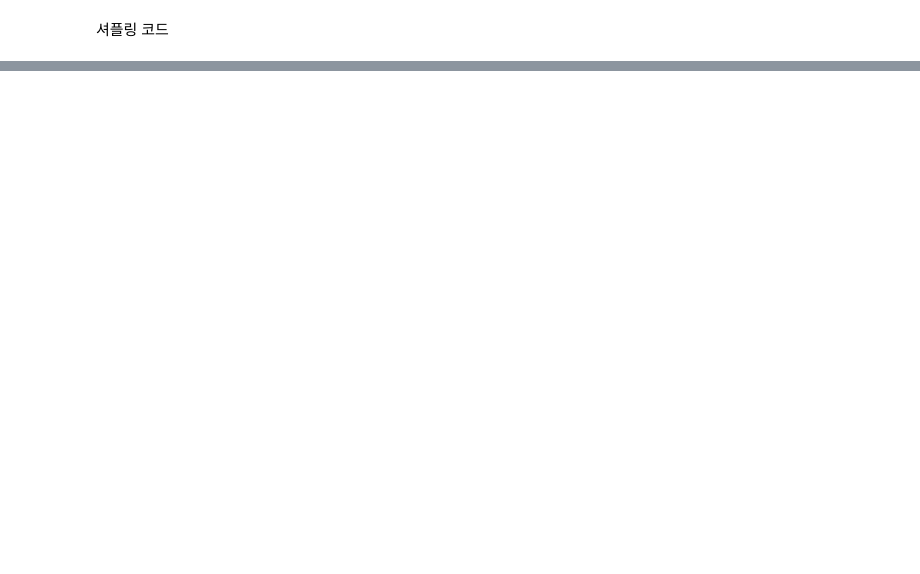
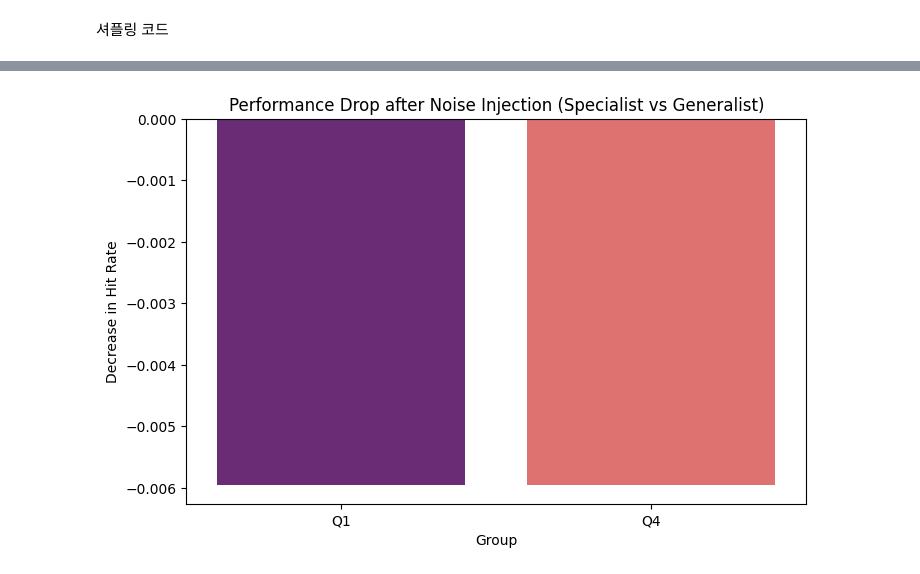
Before and after one commit to shoh0806/Capstone_Design, a Jupyter notebook: Bert4Rec_model.ipynb, the cells around one changed output, grey strips where cells are left out. Drawn from its saved outputs; the diff is of its cells as text; code cells hidden in the pictures; blank space fills up the shorter version.

```diff
--- a/Bert4Rec_model.ipynb
+++ b/Bert4Rec_model.ipynb
@@ -1378,0 +1302,78 @@ print("="*60)
+# %%
+import math
+import pandas as pd
+import numpy as np
+import torch
+from collections import Counter
+import matplotlib.pyplot as plt
+import seaborn as sns
+
+# ==========================================
+# 1. 기초 데이터 준비 (장르 사전 및 다양성 계산)
+# ==========================================
+print("--- [Step 1] 장르 사전 및 유저 그룹 생성 중... ---")
+
+# 1-1. 영화 ID-장르 매핑 (Polars movies 데이터 활용)
+item_genre_dict = {
+    str(row["movieId"]): row["genres"].split("|")[0]
+    for row in movies.to_dicts()
+}
+
+# 1-2. 섀넌 엔트로피 다양성 계산 함수
+def calculate_diversity(item_ids, genre_dict):
+    genres = [genre_dict.get(str(i), 'Unknown') for i in item_ids if i != 0]
+    if not genres: return 0
+    counts = Counter(genres)
+    total = len(genres)
+    return -sum((c/total) * math.log2(c/total) for c in counts.values())
+
+# 1-3. 전 유저 다양성 스코어링 (test_X 활용)
+diversity_scores = []
+for uid, seq in enumerate(test_X):
+    score = calculate_diversity(seq, item_genre_dict)
+    diversity_scores.append({'user_id': uid, 'diversity': score})
+
+genre_diversity_df = pd.DataFrame(diversity_scores)
+
+# 1-4. Q1(확고형), Q4(잡식형) 그룹 정의
+q1_limit = genre_diversity_df['diversity'].quantile(0.25)
+q4_limit = genre_diversity_df['diversity'].quantile(0.75)
+
+user_groups = {}
+for _, row in genre_diversity_df.iterrows():
+    if row['diversity'] <= q1_limit:
+        user_groups[int(row['user_id'])] = 'Q1'
+    elif row['diversity'] >= q4_limit:
+        user_groups[int(row['user_id'])] = 'Q4'
+
+print(f"✅ 그룹 분류 완료: Q1 {len([k for k, v in user_groups.items() if v=='Q1'])}명, Q4 {len([k for k, v in user_groups.items() if v=='Q4'])}명")
+
+# ==========================================
+# 2. 노이즈 민감도 분석 실행
+# ==========================================
+print("\n--- [Step 2] 그룹별 노이즈 주입 및 성능 측정 시작... ---")
+
+# 앞서 정의한 analyze_noise_sensitivity_robust 함수를 여기서 호출합니다.
+try:
+    # 런타임 재시작 후 함수가 없다면 다시 정의해주어야 합니다.
+    noise_stats_df = analyze_noise_sensitivity_robust(model_attn, test_loader, user_groups, device)
+
+    # ==========================================
+    # 3. 결과 출력 및 시각화
+    # ==========================================
+    print("\n" + "="*55)
+    print("   [항목 3] 유저 그룹별 노이즈(이질적 장르) 민감도 결과")
+    print("="*55)
+    print(noise_stats_df.to_string(index=False))
+    print("="*55)
+
+    # 막대 그래프 출력
+    plt.figure(figsize=(8, 5))
+    sns.barplot(data=noise_stats_df, x='Group', y='HR_Drop', palette='magma')
+    plt.title('Performance Drop after Noise Injection (Specialist vs Generalist)')
+    plt.ylabel('Decrease in Hit Rate')
+    plt.show()
+
+except NameError:
+    print("에러: analyze_noise_sensitivity_robust 함수가 정의되지 않았습니다. 이전 단계에서 드린 함수 코드를 실행한 후 이 셀을 다시 돌려주세요.")
+# %% [output]
@@ -1378,0 +1396 @@ print("="*60)
+[figure, added]
```
Also changed, not shown: parts of 8 cells of this notebook.
